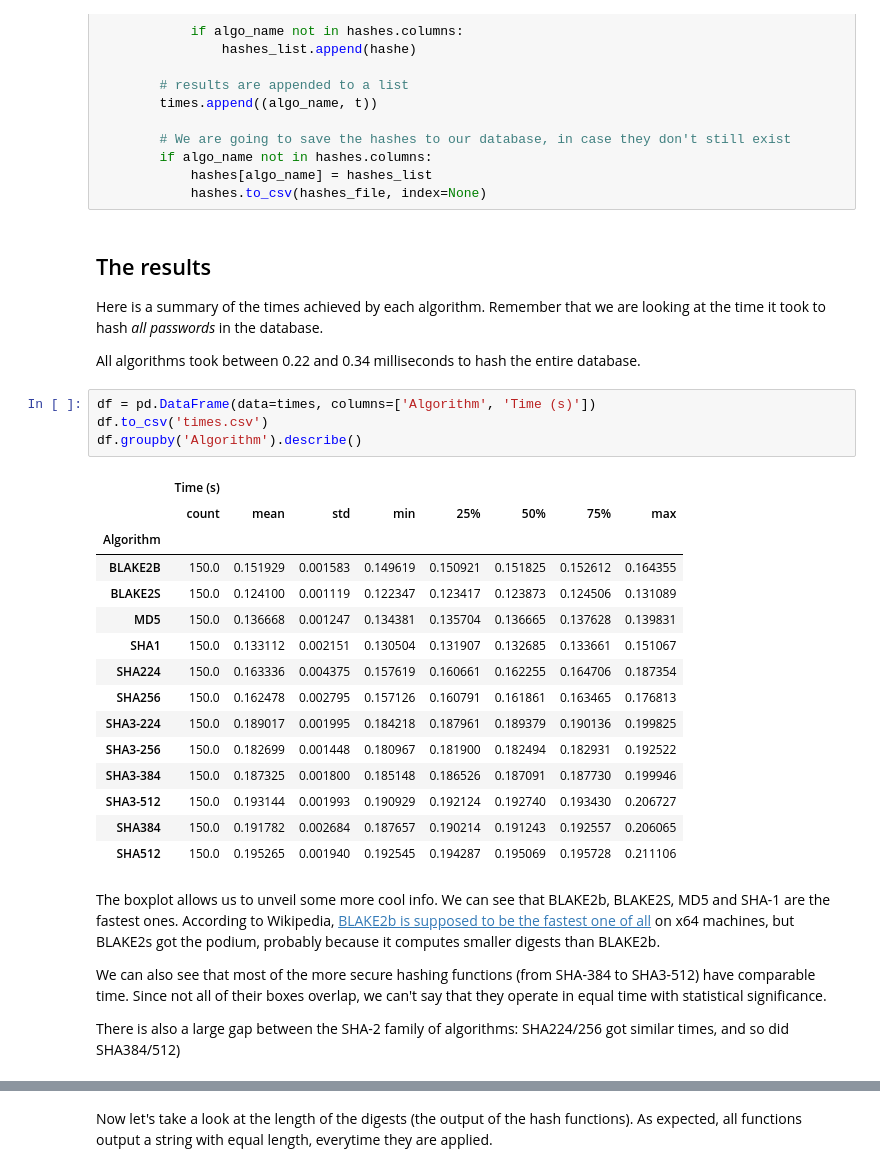
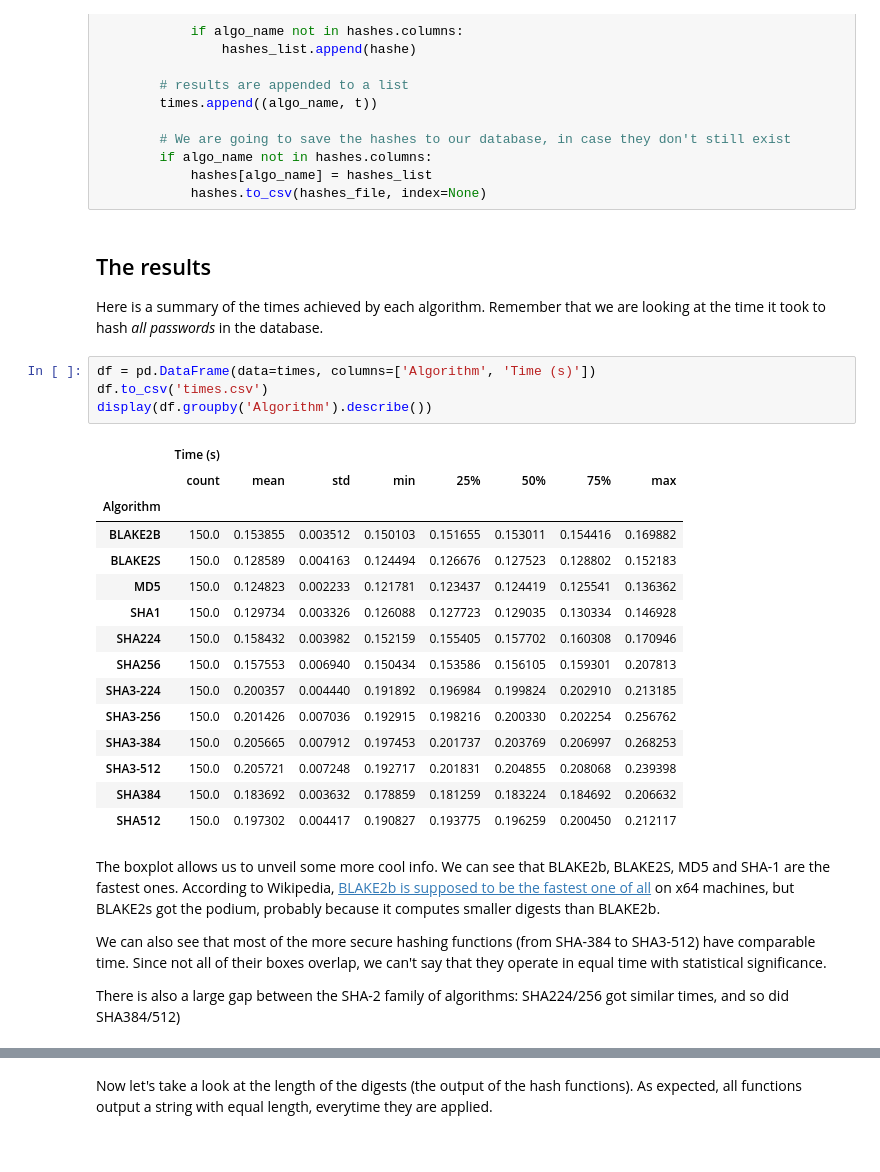
Before and after one commit to douglasrizzo/hashtests, a Jupyter notebook: experiments.ipynb, the cells around one changed output, grey strips where cells are left out. Cells and saved outputs as stored; diff of their text form.

Commit message:
ran ipynbs once more, described results a little more

```diff
--- a/experiments.ipynb
+++ b/experiments.ipynb
@@ -144,34 +145,34 @@ for algo_number, (algo_name, algo_function) in enumerate(experiments):
 ## The results
 
 Here is a summary of the times achieved by each algorithm. Remember that we are looking at the time it took to hash _all passwords_ in the database.
-
-All algorithms took between 0.22 and 0.34 milliseconds to hash the entire database.
 # %%
 df = pd.DataFrame(data=times, columns=['Algorithm', 'Time (s)'])
 df.to_csv('times.csv')
-df.groupby('Algorithm').describe()
+display(df.groupby('Algorithm').describe())
 # %% [output]
 |  | Time (s) |  |  |  |  |  |  |  |
 |  | count | mean | std | min | 25% | 50% | 75% | max |
 | Algorithm |  |  |  |  |  |  |  |  |
-| BLAKE2B | 150.0 | 0.151929 | 0.001583 | 0.149619 | 0.150921 | 0.151825 | 0.152612 | 0.164355 |
-| BLAKE2S | 150.0 | 0.124100 | 0.001119 | 0.122347 | 0.123417 | 0.123873 | 0.124506 | 0.131089 |
-| MD5 | 150.0 | 0.136668 | 0.001247 | 0.134381 | 0.135704 | 0.136665 | 0.137628 | 0.139831 |
-| SHA1 | 150.0 | 0.133112 | 0.002151 | 0.130504 | 0.131907 | 0.132685 | 0.133661 | 0.151067 |
-| SHA224 | 150.0 | 0.163336 | 0.004375 | 0.157619 | 0.160661 | 0.162255 | 0.164706 | 0.187354 |
-| SHA256 | 150.0 | 0.162478 | 0.002795 | 0.157126 | 0.160791 | 0.161861 | 0.163465 | 0.176813 |
-| SHA3-224 | 150.0 | 0.189017 | 0.001995 | 0.184218 | 0.187961 | 0.189379 | 0.190136 | 0.199825 |
-| SHA3-256 | 150.0 | 0.182699 | 0.001448 | 0.180967 | 0.181900 | 0.182494 | 0.182931 | 0.192522 |
-| SHA3-384 | 150.0 | 0.187325 | 0.001800 | 0.185148 | 0.186526 | 0.187091 | 0.187730 | 0.199946 |
-| SHA3-512 | 150.0 | 0.193144 | 0.001993 | 0.190929 | 0.192124 | 0.192740 | 0.193430 | 0.206727 |
-| SHA384 | 150.0 | 0.191782 | 0.002684 | 0.187657 | 0.190214 | 0.191243 | 0.192557 | 0.206065 |
-| SHA512 | 150.0 | 0.195265 | 0.001940 | 0.192545 | 0.194287 | 0.195069 | 0.195728 | 0.211106 |
+| BLAKE2B | 150.0 | 0.153855 | 0.003512 | 0.150103 | 0.151655 | 0.153011 | 0.154416 | 0.169882 |
+| BLAKE2S | 150.0 | 0.128589 | 0.004163 | 0.124494 | 0.126676 | 0.127523 | 0.128802 | 0.152183 |
+| MD5 | 150.0 | 0.124823 | 0.002233 | 0.121781 | 0.123437 | 0.124419 | 0.125541 | 0.136362 |
+| SHA1 | 150.0 | 0.129734 | 0.003326 | 0.126088 | 0.127723 | 0.129035 | 0.130334 | 0.146928 |
+| SHA224 | 150.0 | 0.158432 | 0.003982 | 0.152159 | 0.155405 | 0.157702 | 0.160308 | 0.170946 |
+| SHA256 | 150.0 | 0.157553 | 0.006940 | 0.150434 | 0.153586 | 0.156105 | 0.159301 | 0.207813 |
+| SHA3-224 | 150.0 | 0.200357 | 0.004440 | 0.191892 | 0.196984 | 0.199824 | 0.202910 | 0.213185 |
+| SHA3-256 | 150.0 | 0.201426 | 0.007036 | 0.192915 | 0.198216 | 0.200330 | 0.202254 | 0.256762 |
+| SHA3-384 | 150.0 | 0.205665 | 0.007912 | 0.197453 | 0.201737 | 0.203769 | 0.206997 | 0.268253 |
+| SHA3-512 | 150.0 | 0.205721 | 0.007248 | 0.192717 | 0.201831 | 0.204855 | 0.208068 | 0.239398 |
+| SHA384 | 150.0 | 0.183692 | 0.003632 | 0.178859 | 0.181259 | 0.183224 | 0.184692 | 0.206632 |
+| SHA512 | 150.0 | 0.197302 | 0.004417 | 0.190827 | 0.193775 | 0.196259 | 0.200450 | 0.212117 |
 # %% [markdown]
-The boxplot allows us to unveil some more cool info. We can see that BLAKE2b, BLAKE2S, MD5 and SHA-1 are the fastest ones. According to Wikipedia, [BLAKE2b is supposed to be the fastest one of all](https://en.wikipedia.org/wiki/BLAKE_(hash_function)) on x64 machines, but BLAKE2s got the podium, probably because it computes smaller digests than BLAKE2b.
+The boxplot allows us to unveil some more cool info. We can see that BLAKE2b, BLAKE2S, MD5 and SHA-1 are the fastest ones. According to Wikipedia, [BLAKE2b is supposed to be the fastest one of all][blake2b] on x64 machines, but BLAKE2s got the podium, probably because it computes smaller digests than BLAKE2b.
 
 We can also see that most of the more secure hashing functions (from SHA-384 to SHA3-512) have comparable time. Since not all of their boxes overlap, we can't say that they operate in equal time with statistical significance.
 
 There is also a large gap between the SHA-2 family of algorithms: SHA224/256 got similar times, and so did SHA384/512)
+
+[blake2b]: https://en.wikipedia.org/wiki/BLAKE_(hash_function)
 # %%
 df = pd.read_csv('times.csv')
 fig, ax = plt.subplots(figsize=(12,6))
```
Also changed, not shown: parts of 7 cells of this notebook, 1 other file.
